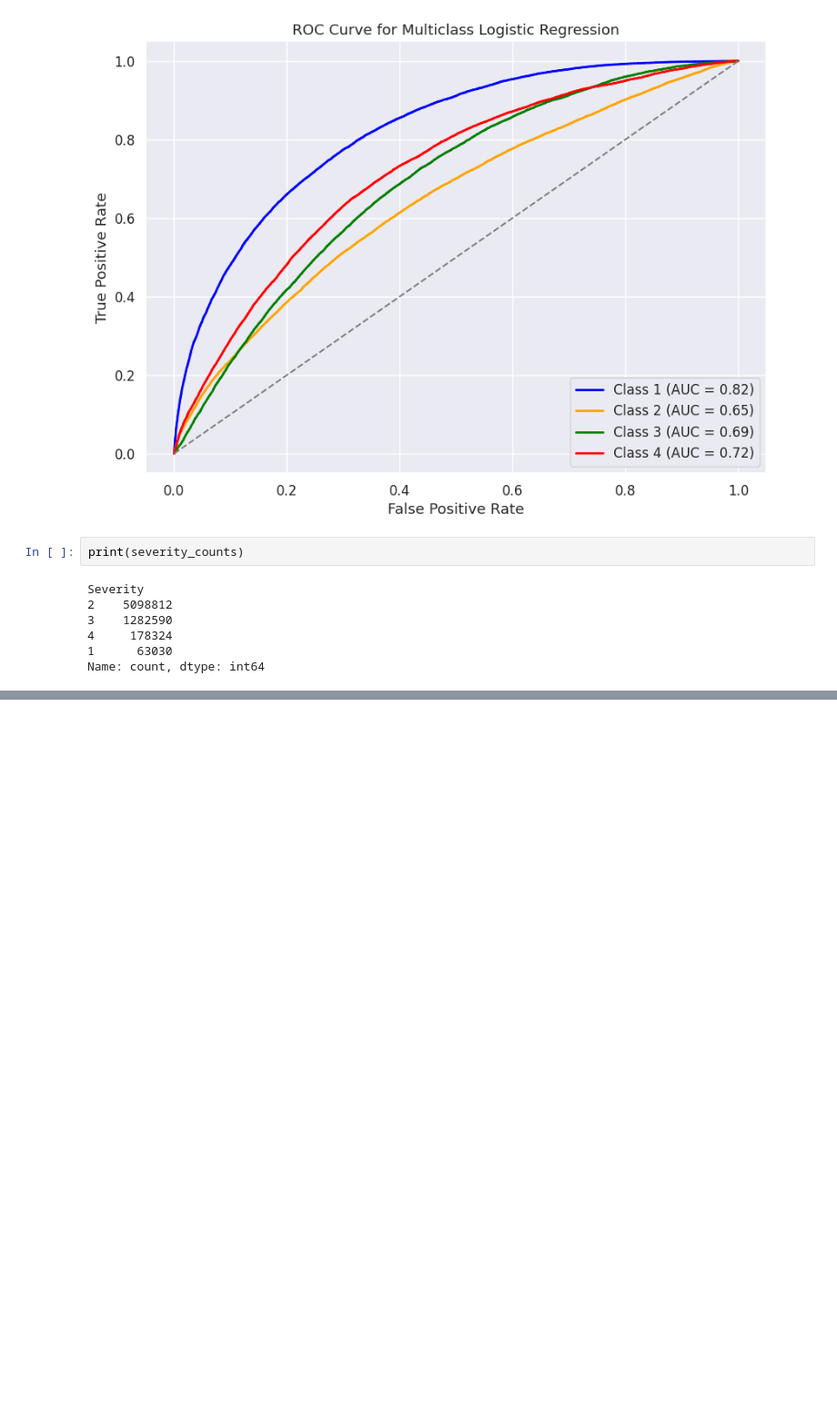
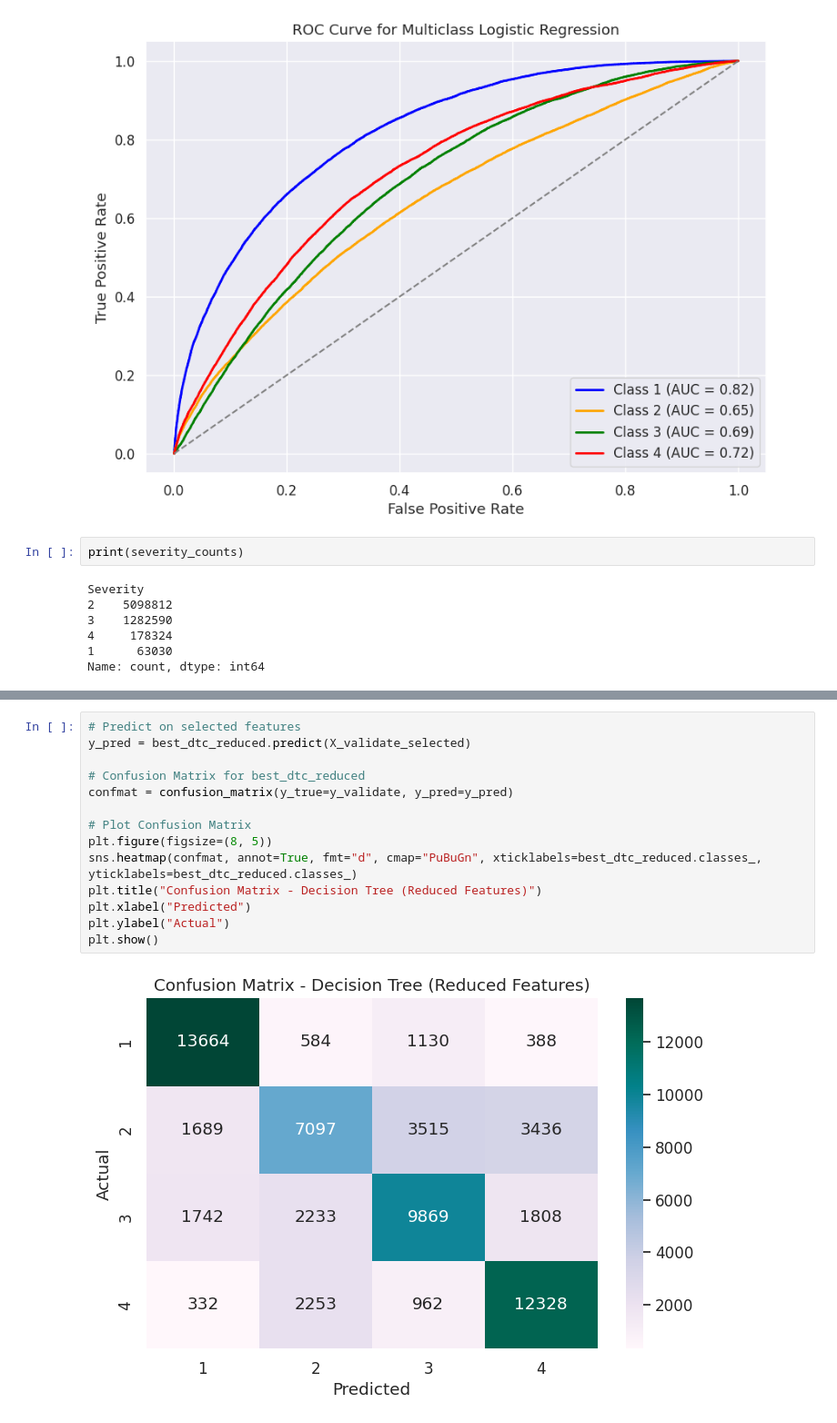
Before and after one commit to burakbasher/team12-Accident-Probability, a Jupyter notebook: data-preprocess/severity-prediction.ipynb, the cells around one changed output, grey strips where cells are left out. Shown at 91% size. Saved outputs shown, nothing was run; the diff lists cells and outputs as text; blank space fills up the shorter version.

```diff
--- a/data-preprocess/severity-prediction.ipynb
+++ b/data-preprocess/severity-prediction.ipynb
@@ -1212,0 +1362,16 @@ Name: count, dtype: int64
+# %%
+# Predict on selected features
+y_pred = best_dtc_reduced.predict(X_validate_selected)
+
+# Confusion Matrix for best_dtc_reduced
+confmat = confusion_matrix(y_true=y_validate, y_pred=y_pred)
+
+# Plot Confusion Matrix
+plt.figure(figsize=(8, 5))
+sns.heatmap(confmat, annot=True, fmt="d", cmap="PuBuGn", xticklabels=best_dtc_reduced.classes_, yticklabels=best_dtc_reduced.classes_)
+plt.title("Confusion Matrix - Decision Tree (Reduced Features)")
+plt.xlabel("Predicted")
+plt.ylabel("Actual")
+plt.show()
+# %% [output]
+[figure, added]
```
Also changed, not shown: parts of 13 cells of this notebook.
